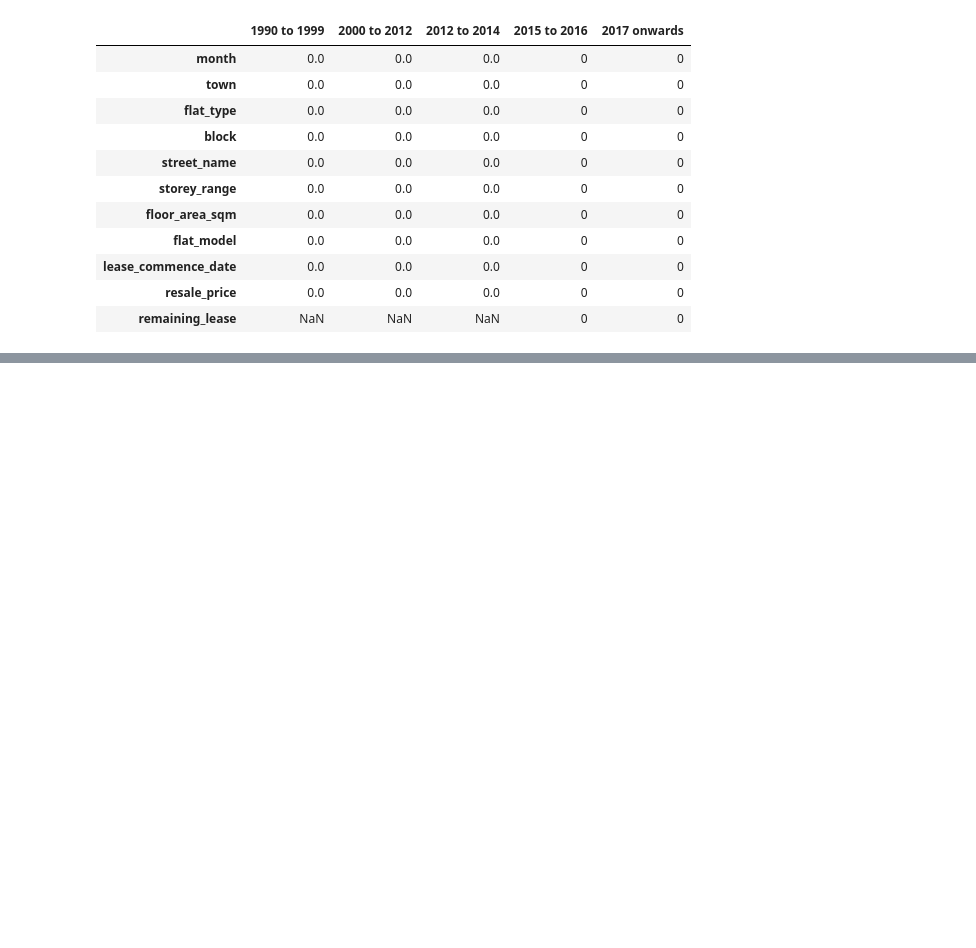
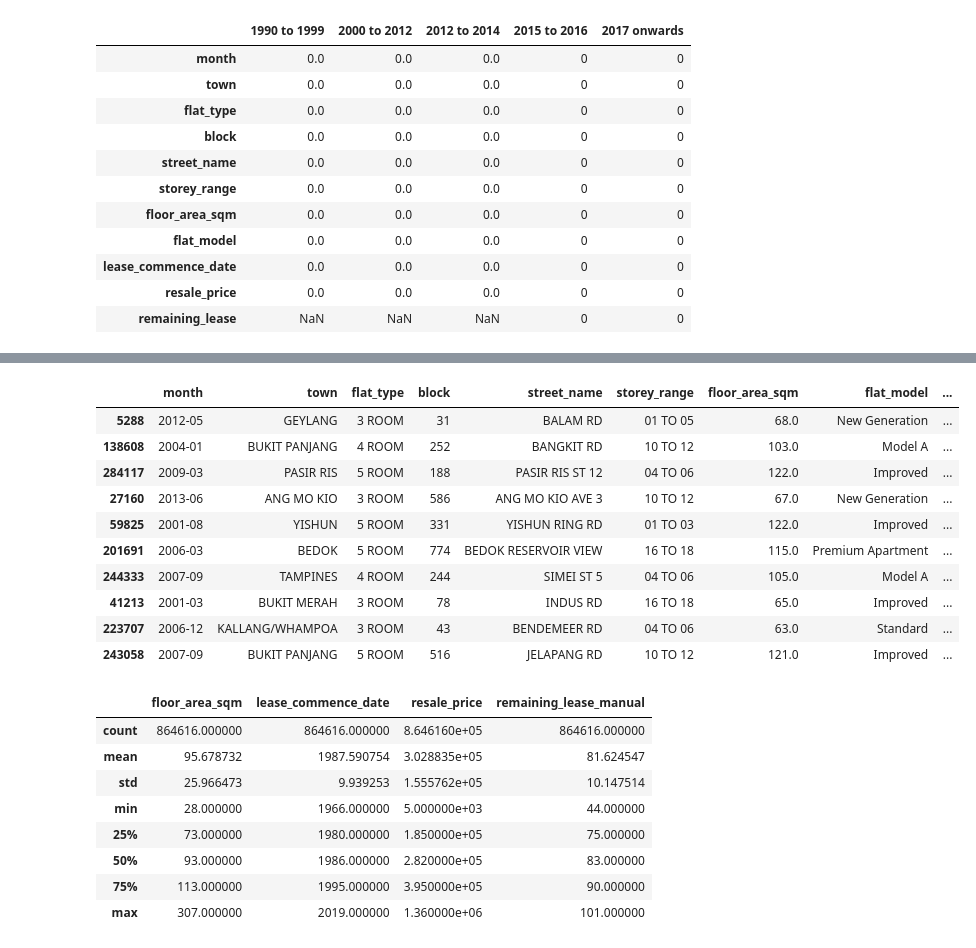
Before and after one commit to coord-geom/cs5131-assignment1, a Jupyter notebook: main.ipynb, the cells around one changed output, grey strips where cells are left out. Saved outputs shown, nothing was run; the diff lists cells and outputs as text; code cells hidden in the pictures; blank space fills up the shorter version.

```diff
--- a/main.ipynb
+++ b/main.ipynb
@@ -101,0 +112,32 @@ display(flatPriceFrom2015.sample(10))
+# %%
+# This is the aforementioned calculation for the remaining lease of a house with respect to when the house was resold. We
+# first implement the creation of the column "remaining_lease_manual"
+def calcYearsLeft(row):
+  row.remaining_lease_manual = row.lease_commence_date + 99 - int(str(row.month)[:4])
+  return row
+
+flatPriceCollated["remaining_lease_manual"] = 0
+flatPriceCollated = flatPriceCollated.apply(calcYearsLeft, axis='columns')
+display(flatPriceCollated.sample(10))
+flatPriceCollated.describe()
+# %% [output]
+|  | month | town | flat_type | block | street_name | storey_range | floor_area_sqm | flat_model | ... |
+| 5288 | 2012-05 | GEYLANG | 3 ROOM | 31 | BALAM RD | 01 TO 05 | 68.0 | New Generation | ... |
+| 138608 | 2004-01 | BUKIT PANJANG | 4 ROOM | 252 | BANGKIT RD | 10 TO 12 | 103.0 | Model A | ... |
+| 284117 | 2009-03 | PASIR RIS | 5 ROOM | 188 | PASIR RIS ST 12 | 04 TO 06 | 122.0 | Improved | ... |
+| 27160 | 2013-06 | ANG MO KIO | 3 ROOM | 586 | ANG MO KIO AVE 3 | 10 TO 12 | 67.0 | New Generation | ... |
+| 59825 | 2001-08 | YISHUN | 5 ROOM | 331 | YISHUN RING RD | 01 TO 03 | 122.0 | Improved | ... |
+| 201691 | 2006-03 | BEDOK | 5 ROOM | 774 | BEDOK RESERVOIR VIEW | 16 TO 18 | 115.0 | Premium Apartment | ... |
+| 244333 | 2007-09 | TAMPINES | 4 ROOM | 244 | SIMEI ST 5 | 04 TO 06 | 105.0 | Model A | ... |
+| 41213 | 2001-03 | BUKIT MERAH | 3 ROOM | 78 | INDUS RD | 16 TO 18 | 65.0 | Improved | ... |
+| 223707 | 2006-12 | KALLANG/WHAMPOA | 3 ROOM | 43 | BENDEMEER RD | 04 TO 06 | 63.0 | Standard | ... |
+| 243058 | 2007-09 | BUKIT PANJANG | 5 ROOM | 516 | JELAPANG RD | 10 TO 12 | 121.0 | Improved | ... |
+|  | floor_area_sqm | lease_commence_date | resale_price | remaining_lease_manual |
+| count | 864616.000000 | 864616.000000 | 8.646160e+05 | 864616.000000 |
+| mean | 95.678732 | 1987.590754 | 3.028835e+05 | 81.624547 |
+| std | 25.966473 | 9.939253 | 1.555762e+05 | 10.147514 |
+| min | 28.000000 | 1966.000000 | 5.000000e+03 | 44.000000 |
+| 25% | 73.000000 | 1980.000000 | 1.850000e+05 | 75.000000 |
+| 50% | 93.000000 | 1986.000000 | 2.820000e+05 | 83.000000 |
+| 75% | 113.000000 | 1995.000000 | 3.950000e+05 | 90.000000 |
+| max | 307.000000 | 2019.000000 | 1.360000e+06 | 101.000000 |
```
Also changed, not shown: parts of 7 cells of this notebook.
